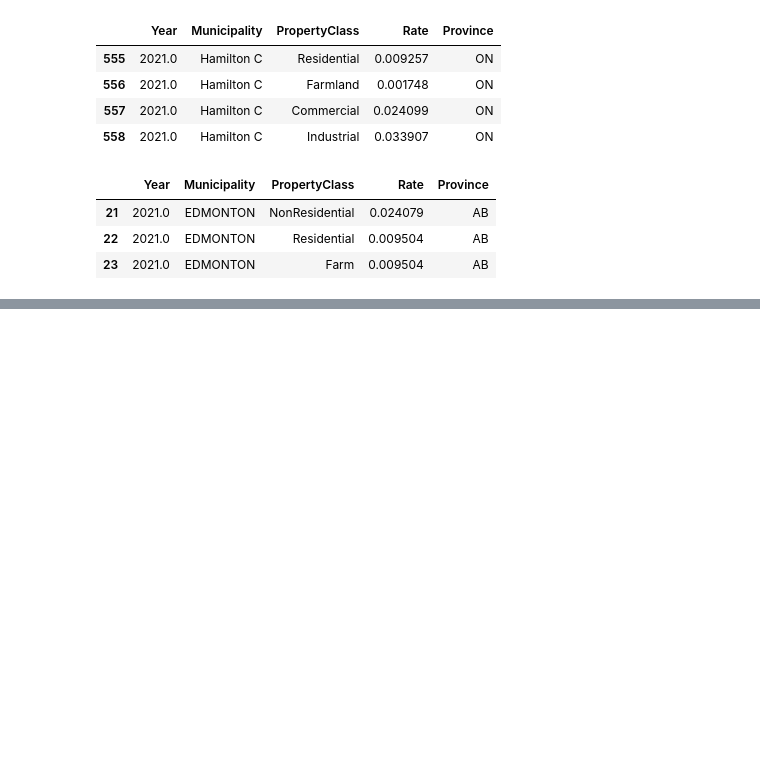
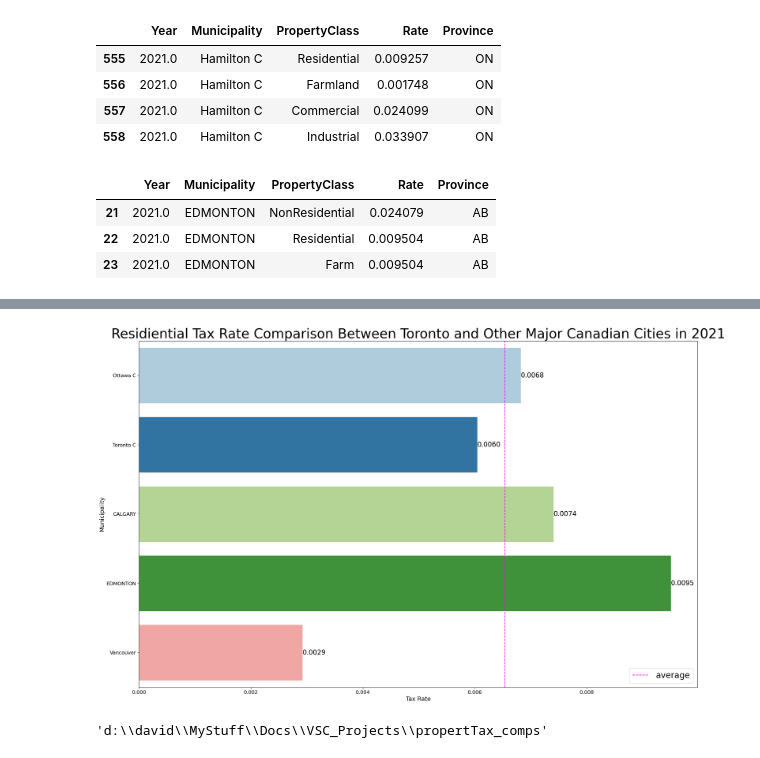
Before and after one commit to ddsarai/propertTax_comps, a Jupyter notebook: ON_AB_BC_2021_comp.ipynb, the cells around one changed output, grey strips where cells are left out. Saved outputs shown, nothing was run; the diff lists cells and outputs as text; code cells hidden in the pictures; blank space fills up the shorter version.

```diff
--- a/ON_AB_BC_2021_comp.ipynb
+++ b/ON_AB_BC_2021_comp.ipynb
@@ -44,0 +45,21 @@ plt.show()
+# %%
+cities = ['Toronto C', 'Ottawa C', 'Vancouver', 'EDMONTON', 'CALGARY']
+data = ptax_2021[(ptax_2021['Municipality'].isin(cities)) & (ptax_2021['PropertyClass'] == 'Residential')]
+
+fig, ax = plt.subplots(figsize=(24,15))
+fig = sns.barplot(data=data, y='Municipality', x='Rate', orient='h', palette='Paired', dodge=False)
+ax.set_xlabel('Tax Rate', fontsize=14)
+ax.set_ylabel('Municipality', fontsize=14)
+plt.yticks(fontsize=12)
+plt.xticks(fontsize=12)
+ax.set_title('Residiential Tax Rate Comparison Between Toronto and Other Major Canadian Cities in 2021', fontsize=32)
+ax.bar_label(ax.containers[0], fmt='%.4f', fontsize=16)
+plt.axvline(data['Rate'].mean(), color='magenta', linestyle='dashed', label='average')
+plt.legend(loc='lower right', prop={'size':20})
+plt.show()
+# %% [output]
+[figure, added]
+# %%
+os.getcwd()
+# %% [output]
+'d:\\david\\MyStuff\\Docs\\VSC_Projects\\propertTax_comps'
```
Also changed, not shown: parts of 3 cells of this notebook, 1 other file.
